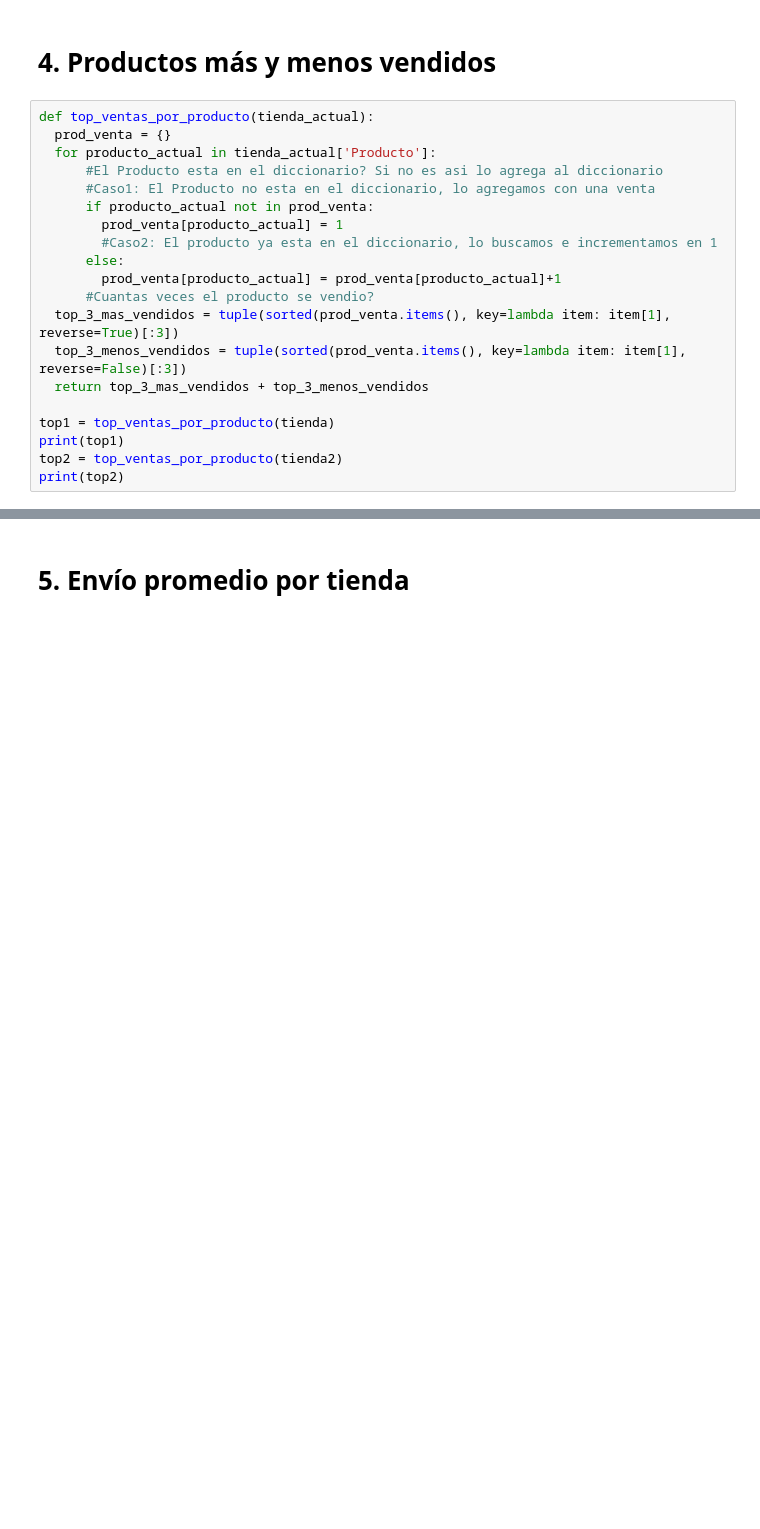
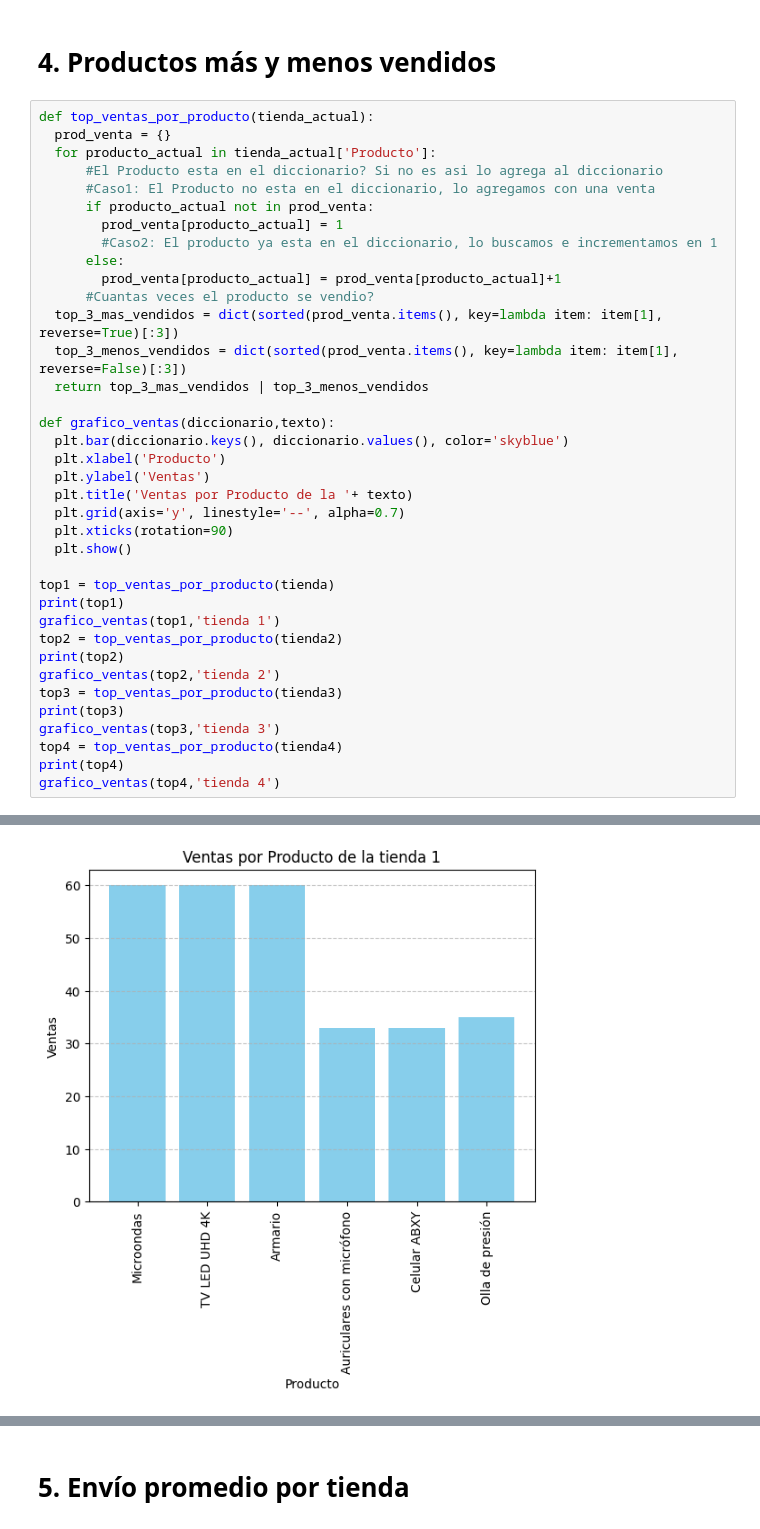
Before and after one commit to yudithl125/datascience_challenge1, a Jupyter notebook: AluraStoreLatam.ipynb, the cells around one changed output, grey strips where cells are left out. Drawn from its saved outputs; the diff is of its cells as text; blank space fills up the shorter version.

```diff
--- a/AluraStoreLatam.ipynb
+++ b/AluraStoreLatam.ipynb
@@ -160,12 +160,29 @@ def top_ventas_por_producto(tienda_actual):
       else:
         prod_venta[producto_actual] = prod_venta[producto_actual]+1
       #Cuantas veces el producto se vendio?
-  top_3_mas_vendidos = tuple(sorted(prod_venta.items(), key=lambda item: item[1], reverse=True)[:3])
-  top_3_menos_vendidos = tuple(sorted(prod_venta.items(), key=lambda item: item[1], reverse=False)[:3])
-  return top_3_mas_vendidos + top_3_menos_vendidos
+  top_3_mas_vendidos = dict(sorted(prod_venta.items(), key=lambda item: item[1], reverse=True)[:3])
+  top_3_menos_vendidos = dict(sorted(prod_venta.items(), key=lambda item: item[1], reverse=False)[:3])
+  return top_3_mas_vendidos | top_3_menos_vendidos
+
+def grafico_ventas(diccionario,texto):
+  plt.bar(diccionario.keys(), diccionario.values(), color='skyblue')
+  plt.xlabel('Producto')
+  plt.ylabel('Ventas')
+  plt.title('Ventas por Producto de la '+ texto)
+  plt.grid(axis='y', linestyle='--', alpha=0.7)
+  plt.xticks(rotation=90)
+  plt.show()
 
 top1 = top_ventas_por_producto(tienda)
 print(top1)
+grafico_ventas(top1,'tienda 1')
 top2 = top_ventas_por_producto(tienda2)
 print(top2)
+grafico_ventas(top2,'tienda 2')
+top3 = top_ventas_por_producto(tienda3)
+print(top3)
+grafico_ventas(top3,'tienda 3')
+top4 = top_ventas_por_producto(tienda4)
+print(top4)
+grafico_ventas(top4,'tienda 4')
 # %% [output]
@@ -173,0 +190 @@ print(top2)
+[figure, added]
```
Also changed, not shown: parts of 1 cell of this notebook.
